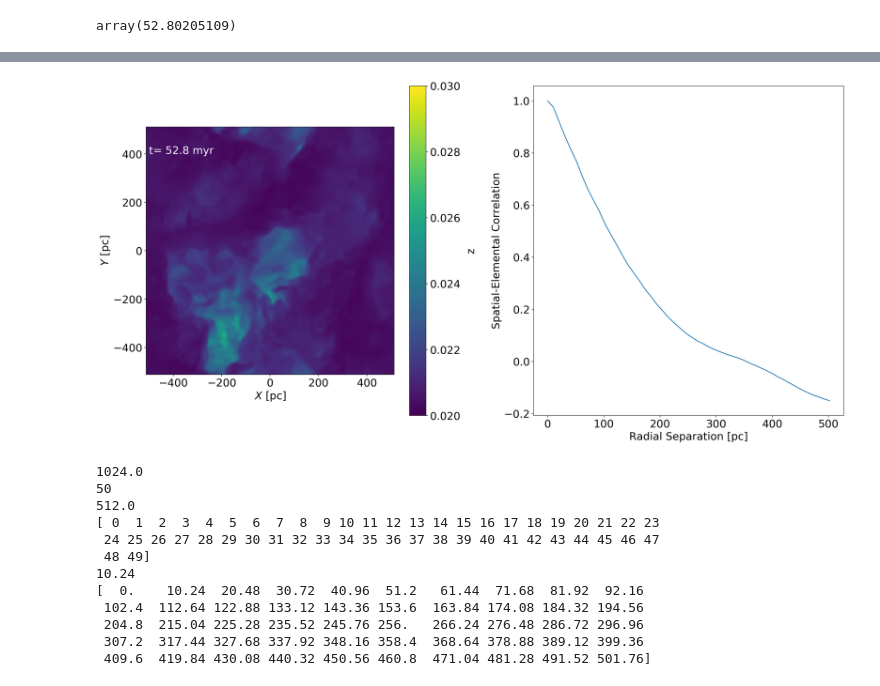
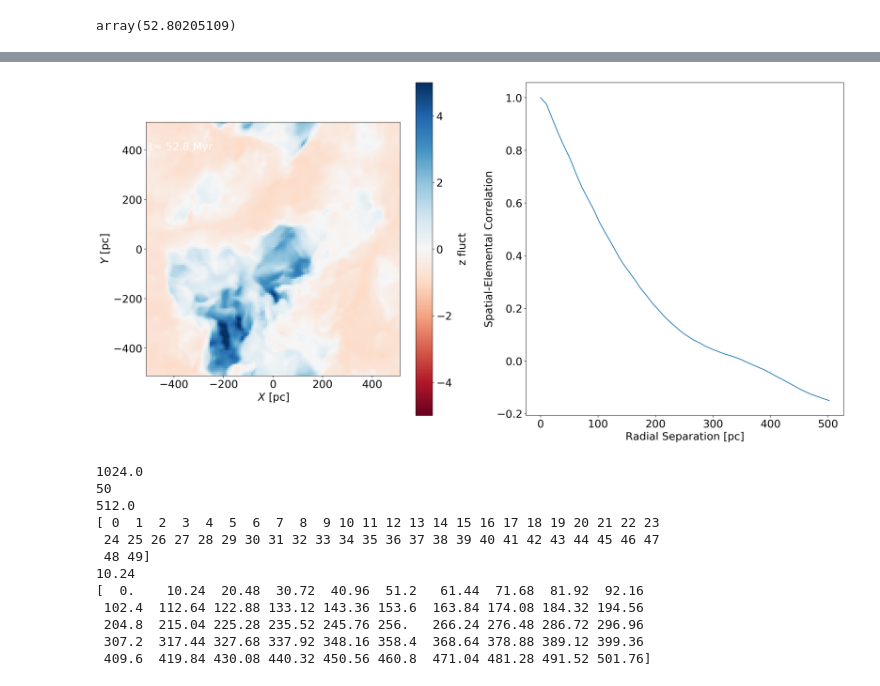
Before and after one commit to MohammadRefat23/project, a Jupyter notebook: TwoPoint_PlotMaker.ipynb, the cells around one changed output, grey strips where cells are left out. Cells and saved outputs as stored; diff of their text form; code cells hidden in the pictures.

```diff
--- a/TwoPoint_PlotMaker.ipynb
+++ b/TwoPoint_PlotMaker.ipynb
@@ -23,7 +20,9 @@ print len(List)
+# %%
+List.sort()
 # %%
 ### Set the file name to a variable
 
-textName=List[0]
+textName=List[300]
 # %%
 print len(textName)
 # %% [output]
@@ -53,3 +52,8 @@ Z['time']
 # %% [output]
 ['y', 'x', 'z', 'time']
 array(52.80205109)
+# %%
+Zmean = Zxy_data.mean()
+Zstd = Zxy_data.std()
+# %%
+Z_Fluct = (Zxy_data-Zmean)/Zstd
@@ -56,22 +127,24 @@ array(52.80205109)
 # %%
-### Plotting the data
+### Plotting the STD and 2Point
+
 
 plt.subplot(121)
-plt.text(-500,400,'{} {} {}'.format('t=',round(Z['time'],1),"myr"),color='w')
-plt.imshow(Zxy_data,extent=Zxy_bounds)
+plt.text(-500,400,'{} {} {}'.format('t=',round(Z['time'],1),"Myr"),color='w')
+plt.imshow(Z_Fluct,extent=Zxy_bounds)
+plt.set_cmap('RdBu')
 plt.xlabel("$X$ [pc]")
 plt.ylabel("$Y$ [pc]")
-plt.clim(0.02,0.03)
+plt.clim(-5,5)
 cbar = plt.colorbar()
-cbar.set_label('z', rotation=-270, labelpad = 10)
+cbar.set_label('z fluct', rotation=-270, labelpad = 10)
 plt.subplot(122)
 plt.xlabel("Radial Separation [pc]")
 plt.ylabel("Spatial-Elemental Correlation")
 plt.plot(r,tp_2d.mean(axis=1))
 plt.tight_layout()
 plt.savefig("Plots/plot.png")
 # %% [output]
-[figure, old version]
+[figure, new version]
 # %%
 Lx = Zxy_bounds[1]-Zxy_bounds[0]
 print Lx
```
Also changed, not shown: parts of 9 cells of this notebook, 4 other files.
